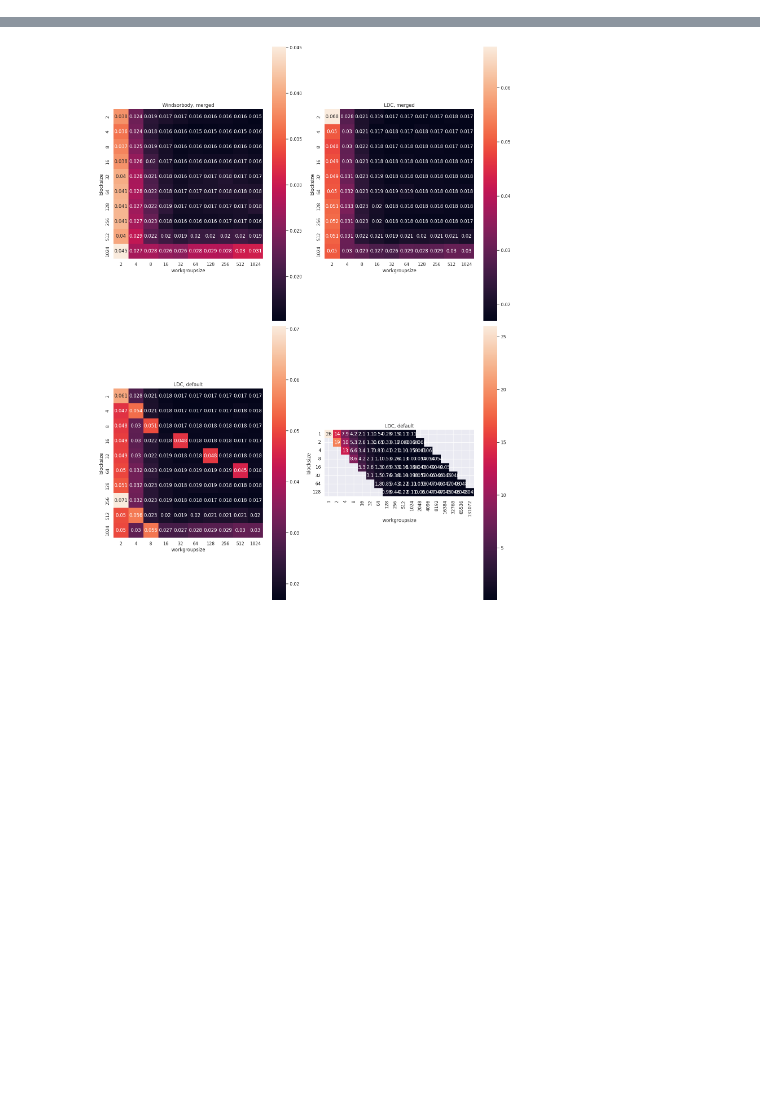
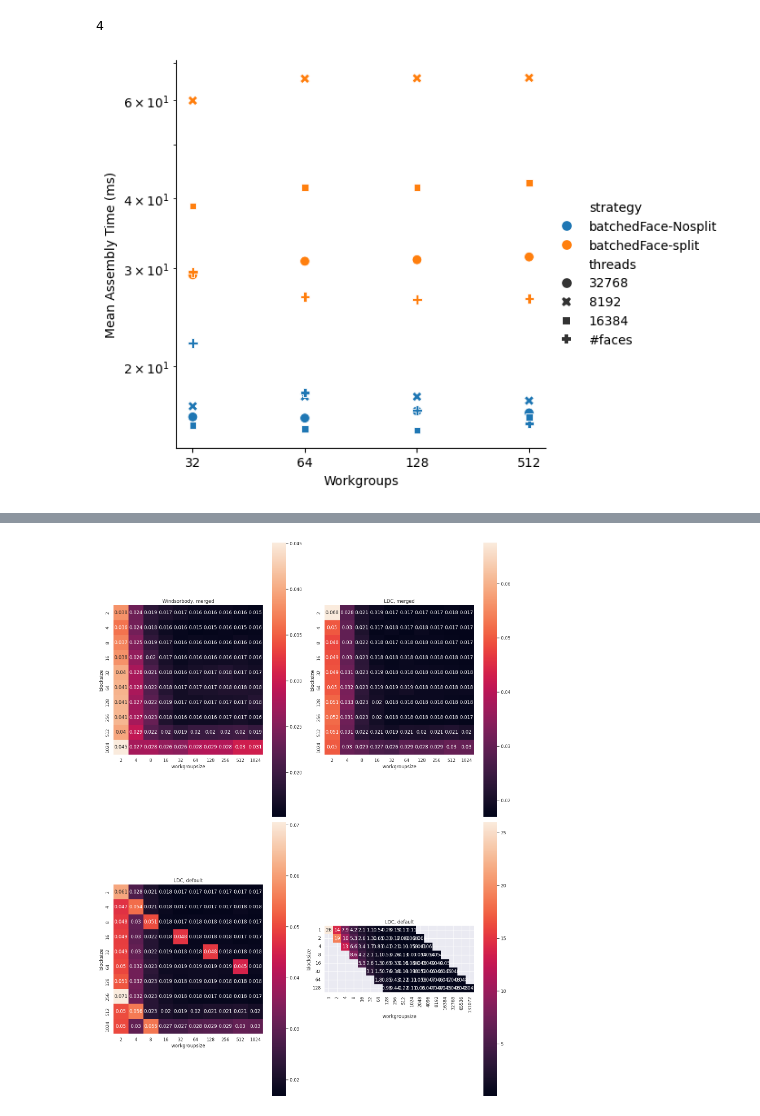
Before and after one commit to lupeterm/FVM-Prototyping, a Jupyter notebook: notebooks/batched.ipynb, the cells around one changed output, grey strips where cells are left out. Saved outputs shown, nothing was run; the diff lists cells and outputs as text; code cells hidden in the pictures; blank space fills up the shorter version.

```diff
--- a/batched.ipynb
+++ b/notebooks/batched.ipynb
@@ -28,0 +33,21 @@ all
+# %%
+df = pd.read_csv("../results/batchedFace.csv", skip_blank_lines=True)
+df["workgroups"] = df["variant"].apply(lambda v: int(v.split("-")[0][2:]))
+df["threads"] = df["variant"].apply(lambda v: v.split("-")[1])
+mapping = {w:i for i,w in enumerate(sorted(df["workgroups"].unique()))}
+df["xticks"] = df["workgroups"].apply(lambda w: mapping[w])
+df["cells"] = 6517376
+df["ms_normed"] = df["time_mean_ms"] / df["cells"]
+# %%
+plot = sb.relplot(data=df, x="xticks", y="time_mean_ms",style="threads", hue="strategy", s=60)
+print(len(df["workgroups"].unique()))
+for ax in plot.axes.flat:
+    labels = ax.get_xticklabels() # get x labels
+    ax.set_xticks([0, 1, 2, 3])
+    ax.set_xticklabels(labels=mapping.keys())
+    ax.set(xlabel="Workgroups")
+    ax.set(ylabel="Mean Assembly Time (ms)")
+    ax.set_yscale("log")
+# %% [output]
+4
+[figure, added]
```
Also changed, not shown: parts of 6 cells of this notebook, 7 other files.
